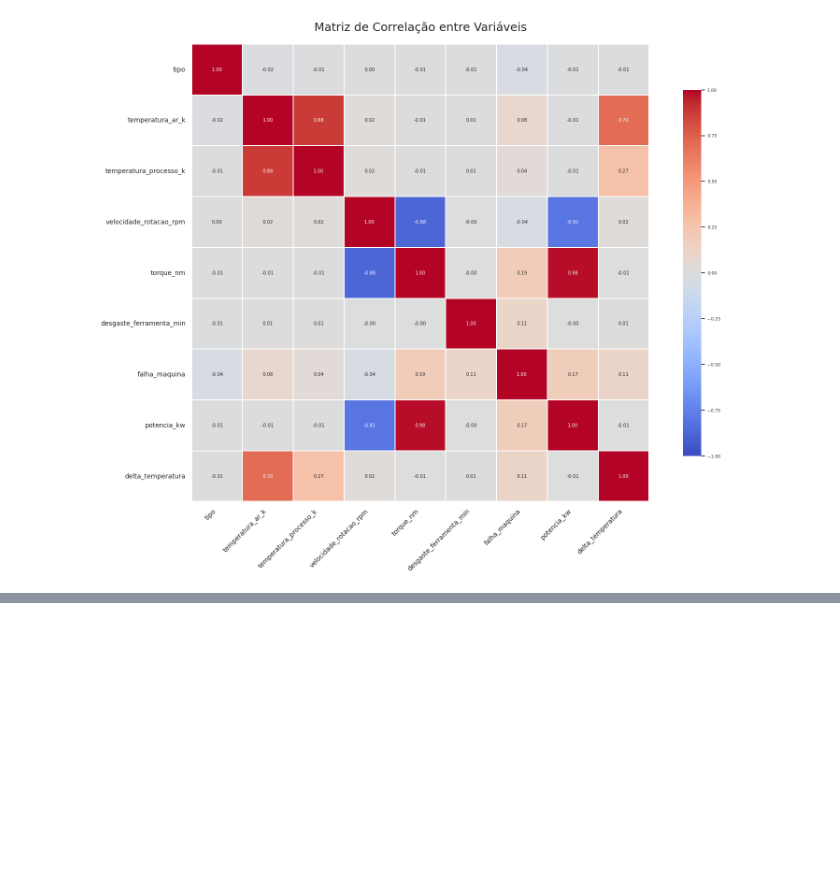
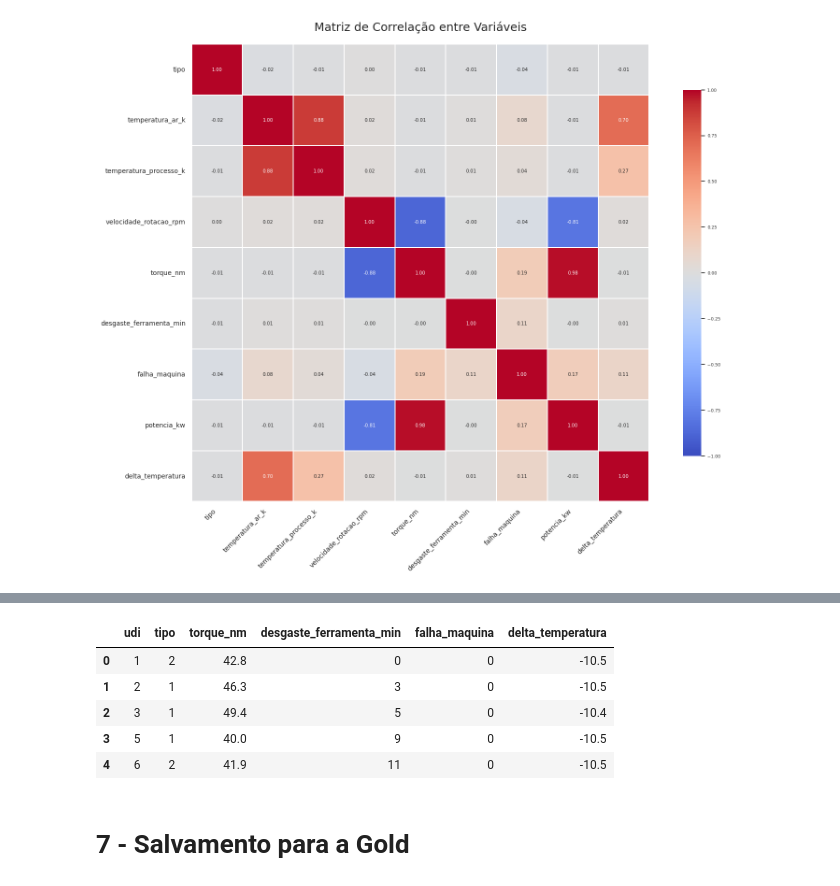
Before and after one commit to JeanKahlilR/Antecipa_Pro-Linha, a Jupyter notebook: notebooks/Analise_Exploratória_Silver-Gold.ipynb, the cells around one changed output, grey strips where cells are left out. Cells and saved outputs as stored; diff of their text form; code cells hidden in the pictures; blank space fills up the shorter version.

Commit message:
chore: finalização da etapa de preparação dos dados e salvamento na gold

```diff
--- a/notebooks/Analise_Exploratória_Silver-Gold.ipynb
+++ b/notebooks/Analise_Exploratória_Silver-Gold.ipynb
@@ -667,0 +687,24 @@ plt.show()
+# %%
+excluidas = ['velocidade_rotacao_rpm',
+            'potencia_kw',
+            'temperatura_processo_k',
+            'temperatura_ar_k',
+            'falha_twf',
+            'falha_hdf',
+            'falha_pwf',
+            'falha_osf',
+            'falha_rnf',
+            'id_produto']
+
+df_salvar = df_novo.drop(excluidas, axis = 1)
+# %%
+df_salvar.head()
+# %% [output]
+|  | udi | tipo | torque_nm | desgaste_ferramenta_min | falha_maquina | delta_temperatura |
+| 0 | 1 | 2 | 42.8 | 0 | 0 | -10.5 |
+| 1 | 2 | 1 | 46.3 | 3 | 0 | -10.5 |
+| 2 | 3 | 1 | 49.4 | 5 | 0 | -10.4 |
+| 3 | 5 | 1 | 40.0 | 9 | 0 | -10.5 |
+| 4 | 6 | 2 | 41.9 | 11 | 0 | -10.5 |
+# %% [markdown]
+# 7 - Salvamento para a Gold
```
Also changed, not shown: parts of 5 cells of this notebook.
